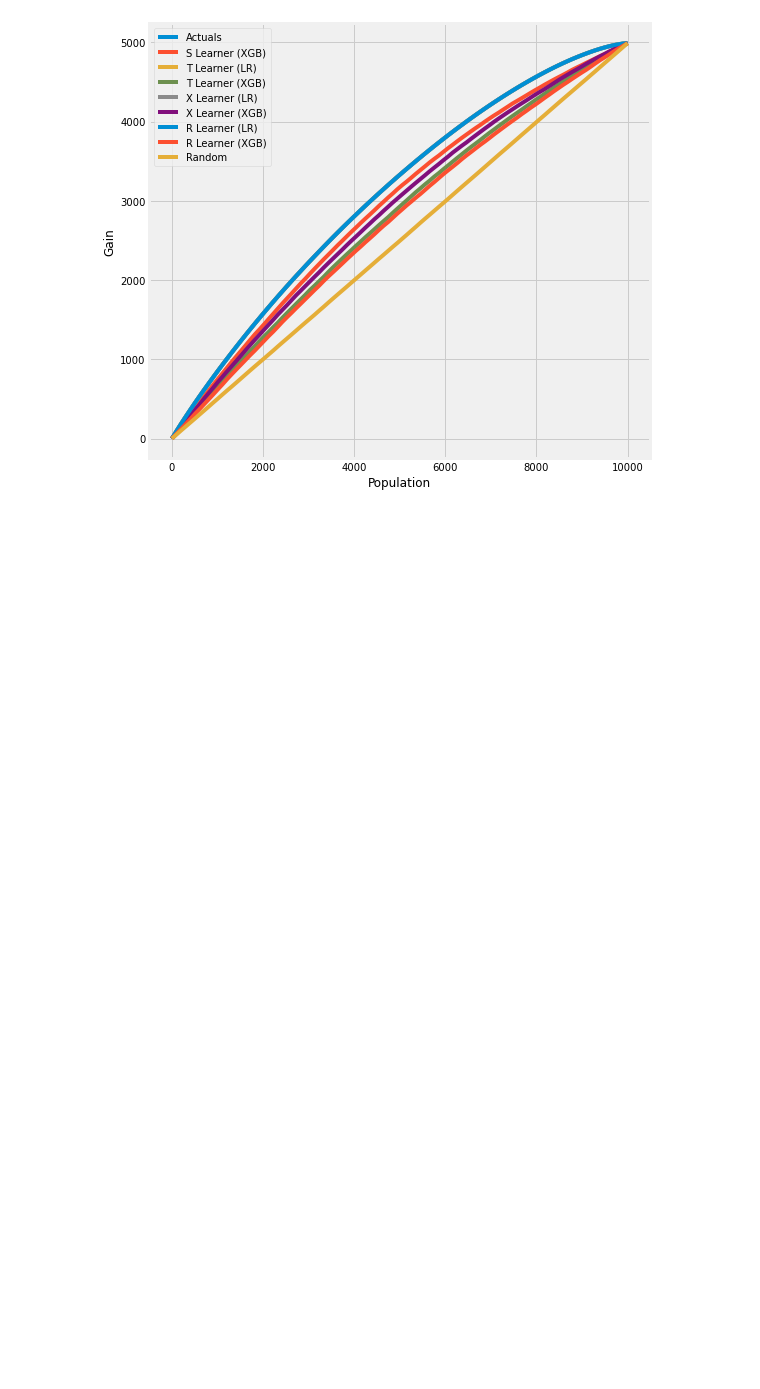
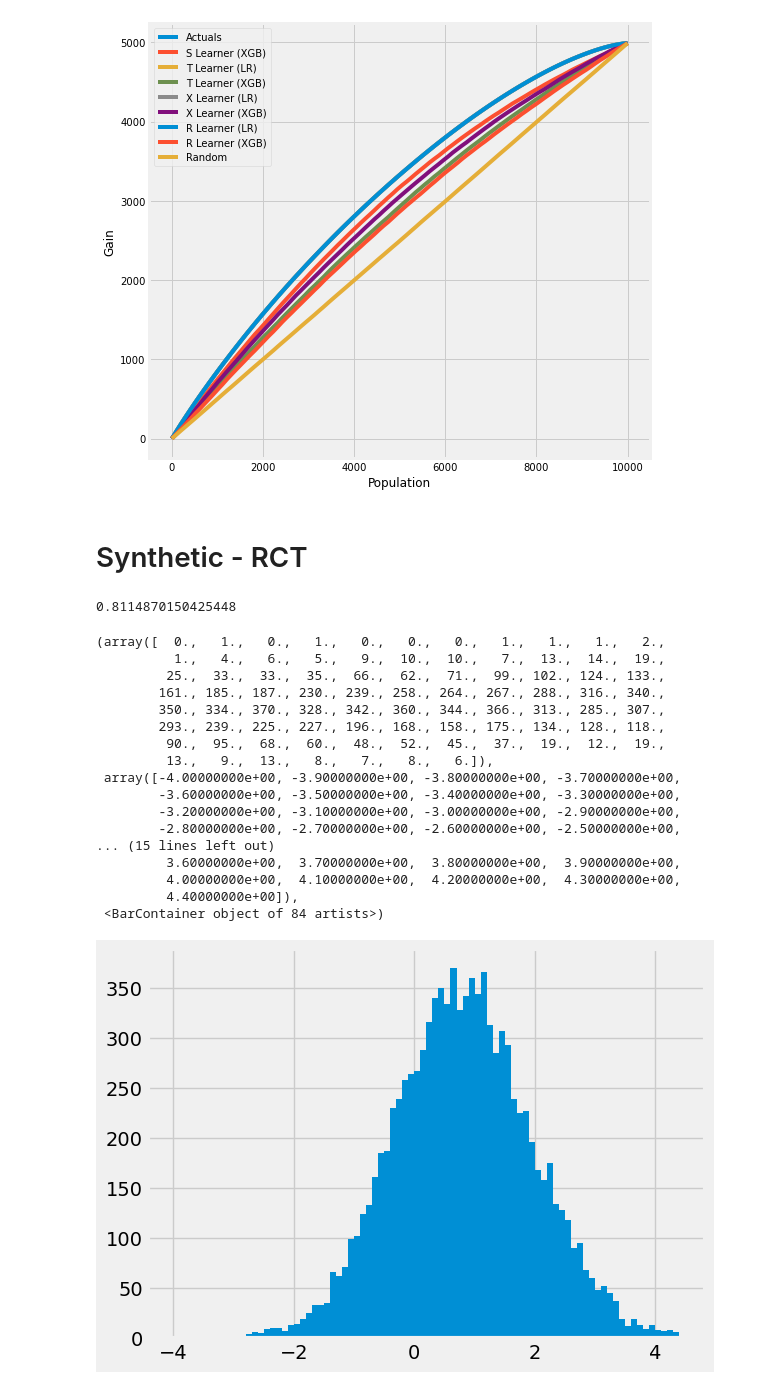
Before and after one commit to matanma/causalml, a Jupyter notebook: docs/examples/meta_learners_with_synthetic_data.ipynb, the cells around one changed output. Saved outputs shown, nothing was run; the diff lists cells and outputs as text; code cells hidden in the pictures; blank space fills up the shorter version.

```diff
--- a/docs/examples/meta_learners_with_synthetic_data.ipynb
+++ b/docs/examples/meta_learners_with_synthetic_data.ipynb
@@ -349,3 +378,33 @@ get_synthetic_auuc(valid_preds, drop_learners=['S Learner (LR)'])
 | 7 | R Learner (XGB) | 273805.130449 |
 | 8 | Random | 249636.204131 |
 [figure]
+# %% [markdown]
+# Synthetic - RCT
+# %%
+# Generate synthetic data using mode 2
+y, X, treatment, tau, b, e = synthetic_data(mode=2, n=10000, p=8, sigma=1.0)
+actual_ate = tau.mean()
+actual_ate
+# %% [output]
+0.8114870150425448
+# %%
+plt.hist(tau, bins = np.arange(-4, 4.5, 0.1))
+# %% [output]
+(array([  0.,   1.,   0.,   1.,   0.,   0.,   0.,   1.,   1.,   1.,   2.,
+          1.,   4.,   6.,   5.,   9.,  10.,  10.,   7.,  13.,  14.,  19.,
+         25.,  33.,  33.,  35.,  66.,  62.,  71.,  99., 102., 124., 133.,
+        161., 185., 187., 230., 239., 258., 264., 267., 288., 316., 340.,
+        350., 334., 370., 328., 342., 360., 344., 366., 313., 285., 307.,
+        293., 239., 225., 227., 196., 168., 158., 175., 134., 128., 118.,
+         90.,  95.,  68.,  60.,  48.,  52.,  45.,  37.,  19.,  12.,  19.,
+         13.,   9.,  13.,   8.,   7.,   8.,   6.]),
+ array([-4.00000000e+00, -3.90000000e+00, -3.80000000e+00, -3.70000000e+00,
+        -3.60000000e+00, -3.50000000e+00, -3.40000000e+00, -3.30000000e+00,
+        -3.20000000e+00, -3.10000000e+00, -3.00000000e+00, -2.90000000e+00,
+        -2.80000000e+00, -2.70000000e+00, -2.60000000e+00, -2.50000000e+00,
+... (15 lines left out)
+         3.60000000e+00,  3.70000000e+00,  3.80000000e+00,  3.90000000e+00,
+         4.00000000e+00,  4.10000000e+00,  4.20000000e+00,  4.30000000e+00,
+         4.40000000e+00]),
+ <BarContainer object of 84 artists>)
+[figure, added]
```
Also changed, not shown: parts of 31 cells of this notebook, 4 other files.
